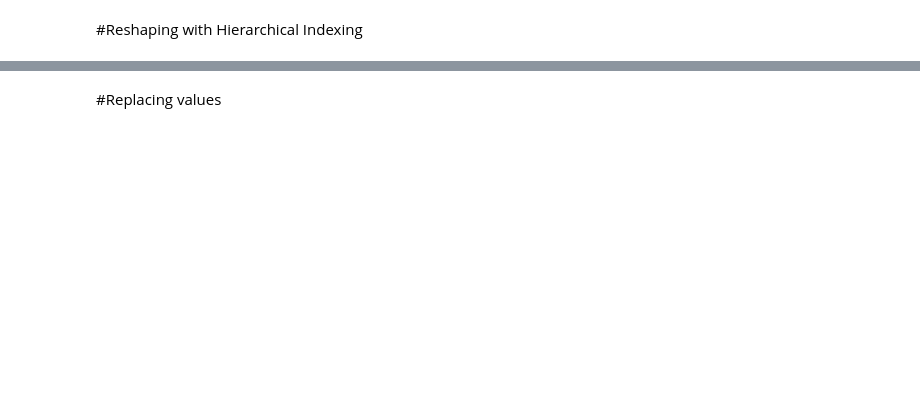
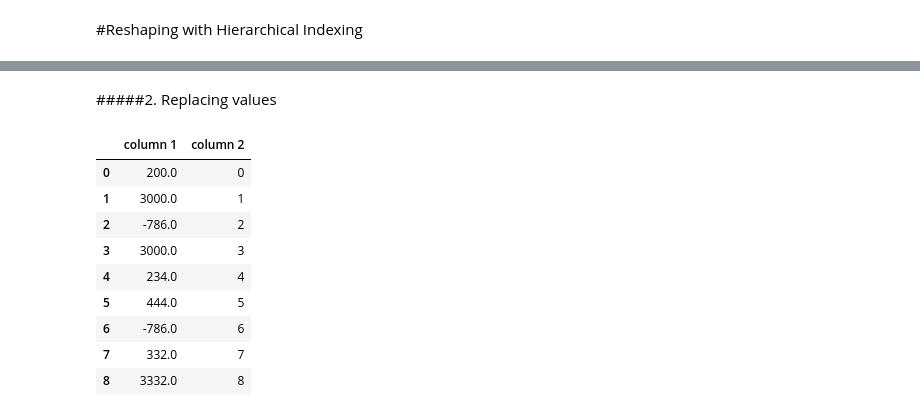
Before and after one commit to salemprakash/EDA, a Jupyter notebook: Chapter2.ipynb, the cells around one changed output, grey strips where cells are left out. Drawn from its saved outputs; the diff is of its cells as text; code cells hidden in the pictures; blank space fills up the shorter version.

```diff
--- a/Chapter2.ipynb
+++ b/Chapter2.ipynb
@@ -155,2 +180,19 @@ frame5
 # %% [markdown]
-#Replacing values
+#####2. Replacing values
+# %%
+#find and replace some values inside a dataframe
+import numpy as np
+replaceFrame = pd.DataFrame({'column 1': [200., 3000., -786.,
+            3000., 234., 444., -786., 332., 3332. ], 'column 2': range(9)})
+replaceFrame
+# %% [output]
+|  | column 1 | column 2 |
+| 0 | 200.0 | 0 |
+| 1 | 3000.0 | 1 |
+| 2 | -786.0 | 2 |
+| 3 | 3000.0 | 3 |
+| 4 | 234.0 | 4 |
+| 5 | 444.0 | 5 |
+| 6 | -786.0 | 6 |
+| 7 | 332.0 | 7 |
+| 8 | 3332.0 | 8 |
```
Also changed, not shown: parts of 16 cells of this notebook.
